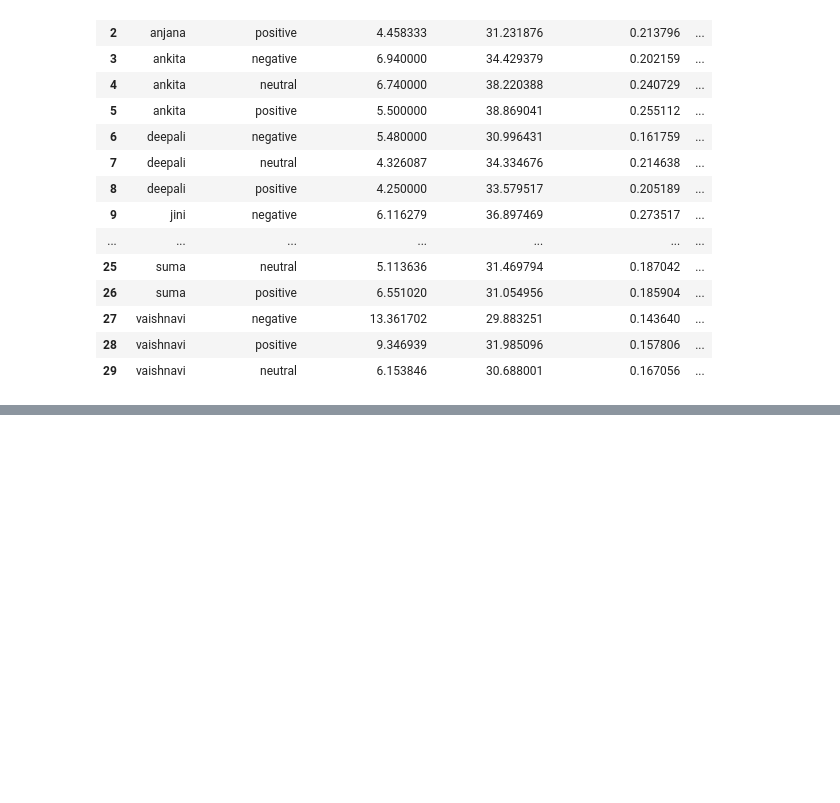
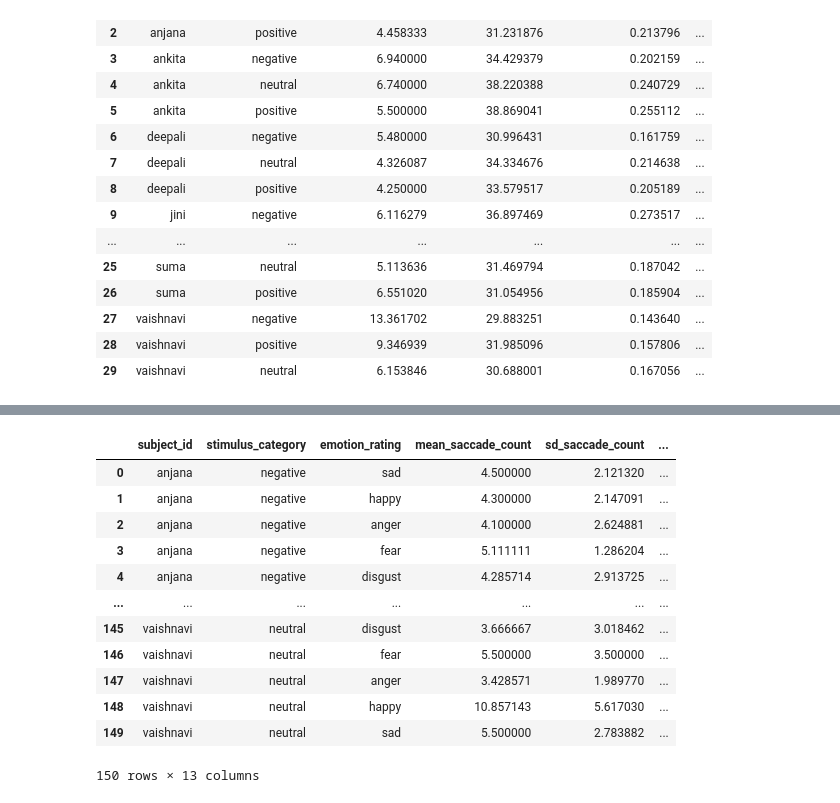
Before and after one commit to deepshiksharma/eye-tracking-ccs, a Jupyter notebook: preprocessing & analysis/saccades.ipynb, the cells around one changed output, grey strips where cells are left out. Drawn from its saved outputs; the diff is of its cells as text; code cells hidden in the pictures; blank space fills up the shorter version.

```diff
--- a/preprocessing & analysis/saccades.ipynb
+++ b/preprocessing & analysis/saccades.ipynb
@@ -73,0 +548,16 @@ subject
+# %%
+subject
+# %% [output]
+|  | subject_id | stimulus_category | emotion_rating | mean_saccade_count | sd_saccade_count | ... |
+| 0 | anjana | negative | sad | 4.500000 | 2.121320 | ... |
+| 1 | anjana | negative | happy | 4.300000 | 2.147091 | ... |
+| 2 | anjana | negative | anger | 4.100000 | 2.624881 | ... |
+| 3 | anjana | negative | fear | 5.111111 | 1.286204 | ... |
+| 4 | anjana | negative | disgust | 4.285714 | 2.913725 | ... |
+| ... | ... | ... | ... | ... | ... | ... |
+| 145 | vaishnavi | neutral | disgust | 3.666667 | 3.018462 | ... |
+| 146 | vaishnavi | neutral | fear | 5.500000 | 3.500000 | ... |
+| 147 | vaishnavi | neutral | anger | 3.428571 | 1.989770 | ... |
+| 148 | vaishnavi | neutral | happy | 10.857143 | 5.617030 | ... |
+| 149 | vaishnavi | neutral | sad | 5.500000 | 2.783882 | ... |
+150 rows × 13 columns
```
Also changed, not shown: parts of 7 cells of this notebook, 1 other file.
